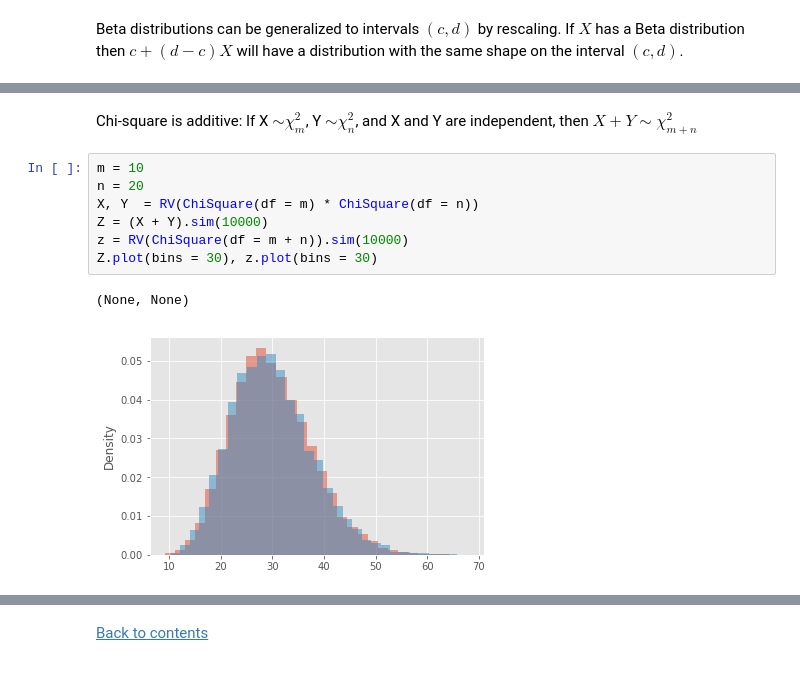
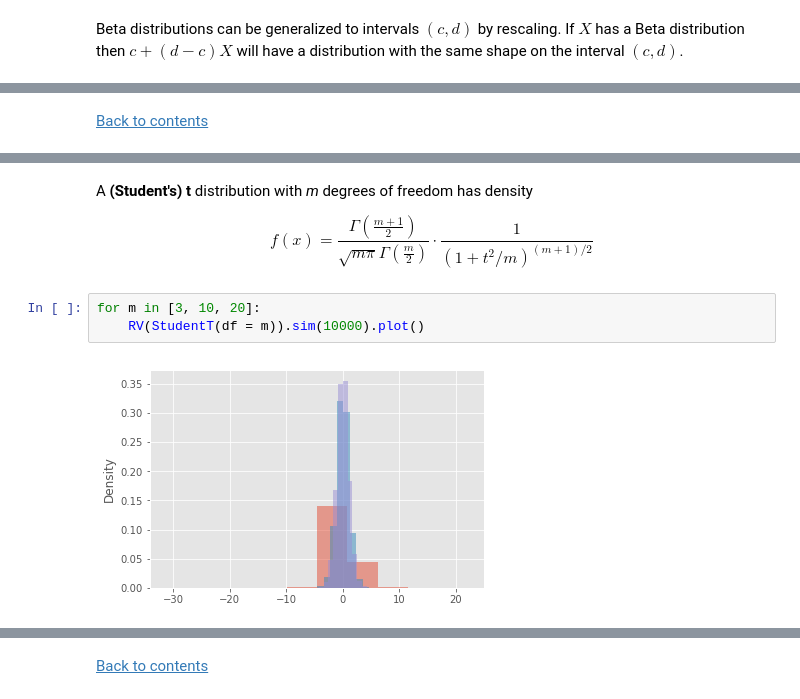
Before and after one commit to dlsun/symbulate, a Jupyter notebook: docs/common.ipynb, the cells around one changed output, grey strips where cells are left out. Saved outputs shown, nothing was run; the diff lists cells and outputs as text.

```diff
--- a/docs/common.ipynb
+++ b/docs/common.ipynb
@@ -332,15 +344,16 @@ Y.plot(bins = 30)
-# %% [markdown]
-Chi-square is additive: If X $\sim \chi_m^2$, Y $\sim \chi_n^2$, and X and Y are independent, then $X + Y \sim \chi_{m + n}^2$
-# %%
-m = 10
-n = 20
-X, Y  = RV(ChiSquare(df = m) * ChiSquare(df = n))
-Z = (X + Y).sim(10000)
-z = RV(ChiSquare(df = m + n)).sim(10000)
-Z.plot(bins = 30), z.plot(bins = 30)
-# %% [output]
-(None, None)
-[figure, removed]
+# %% [markdown]
+[Back to contents](#contents)
 # %% [markdown]
 <a id='t'></a>
+# %% [markdown]
+A **(Student's) t** distribution with *m* degrees of freedom has density
+
+$$
+f(x) = \frac{\Gamma (\frac{m+1}{2})}{\sqrt{m\pi}\Gamma(\frac{m}{2})} \cdot \frac{1}{(1+t^{2}/m)^{(m+1)/2}}
+$$
+# %%
+for m in [3, 10, 20]:
+    RV(StudentT(df = m)).sim(10000).plot()
+# %% [output]
+[figure, added]
 # %% [markdown]
```
Also changed, not shown: parts of 51 cells of this notebook.
